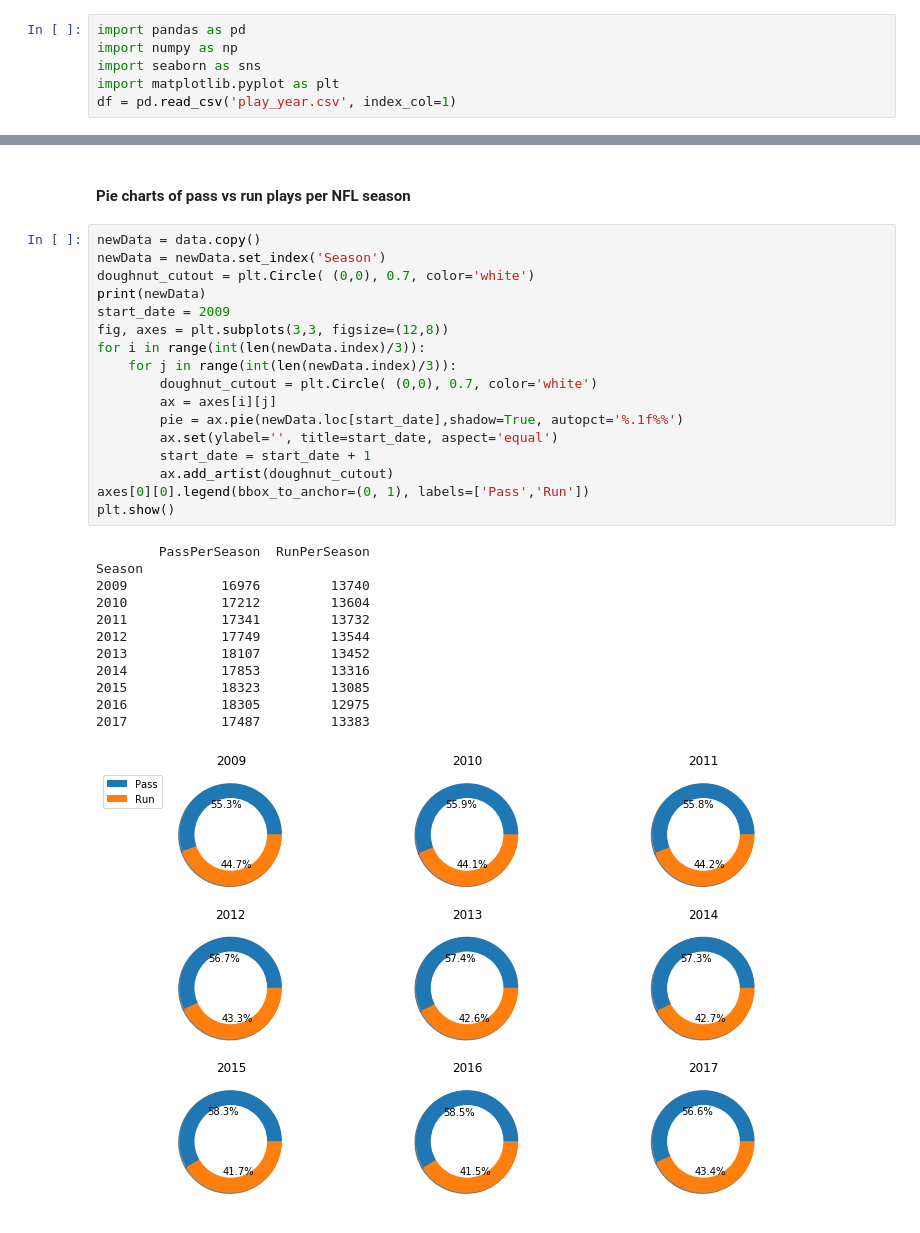
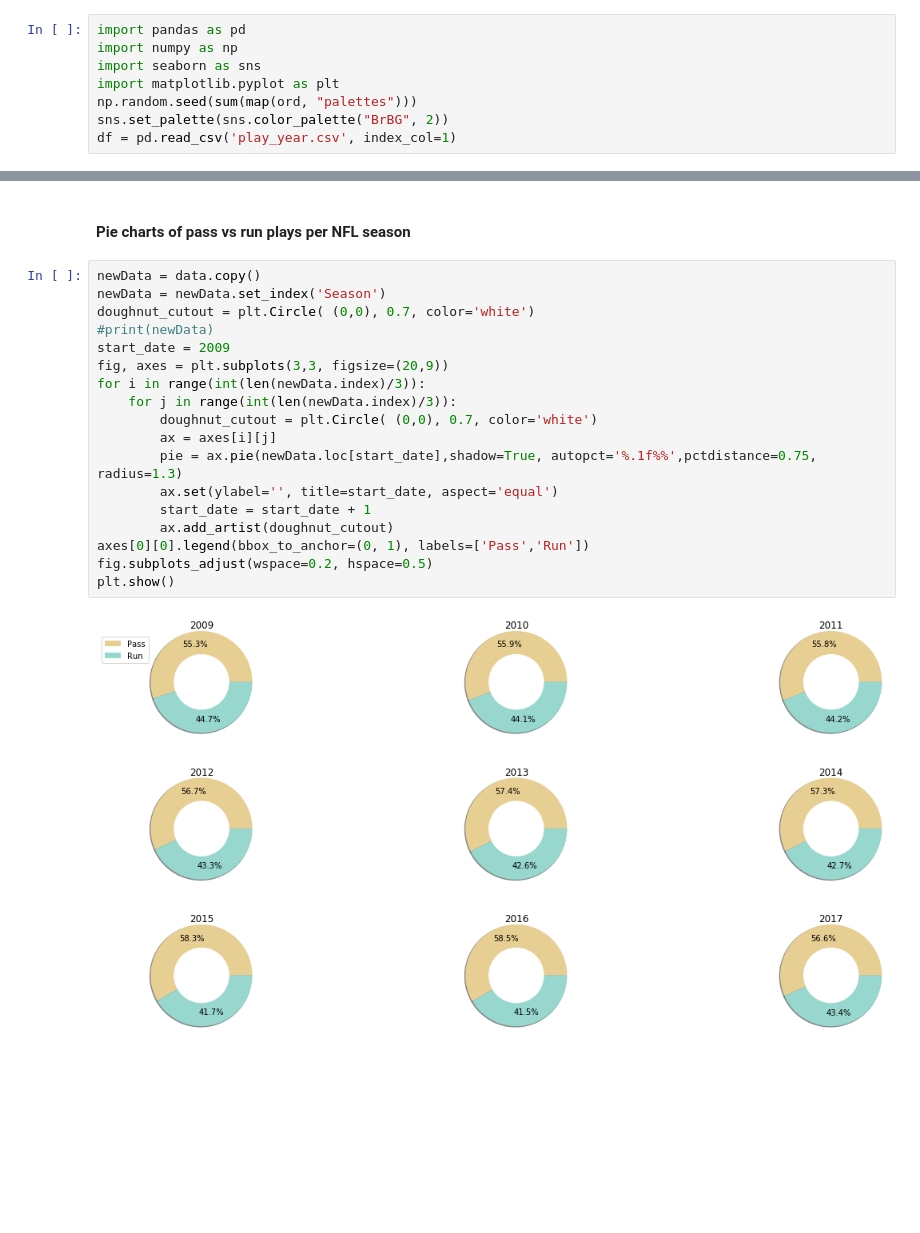
Before and after one commit to jmeyers35/CS2803-final-project, a Jupyter notebook: DataViz.ipynb, the cells around one changed output, grey strips where cells are left out. Cells and saved outputs as stored; diff of their text form; blank space fills up the shorter version.

Commit message:
Formatte pie charts

```diff
--- a/DataViz.ipynb
+++ b/DataViz.ipynb
@@ -6,6 +6,8 @@ import pandas as pd
 import numpy as np
 import seaborn as sns
 import matplotlib.pyplot as plt
+np.random.seed(sum(map(ord, "palettes")))
+sns.set_palette(sns.color_palette("BrBG", 2))
 df = pd.read_csv('play_year.csv', index_col=1)
 # %% [markdown]
 #### Graph showing number of pass and run plays per NFL season
@@ -45,30 +37,20 @@ plt.show()
 # %%
 newData = data.copy()
 newData = newData.set_index('Season')
 doughnut_cutout = plt.Circle( (0,0), 0.7, color='white')
-print(newData)
+#print(newData)
 start_date = 2009
-fig, axes = plt.subplots(3,3, figsize=(12,8))
+fig, axes = plt.subplots(3,3, figsize=(20,9))
 for i in range(int(len(newData.index)/3)):
     for j in range(int(len(newData.index)/3)):
         doughnut_cutout = plt.Circle( (0,0), 0.7, color='white')
         ax = axes[i][j]
-        pie = ax.pie(newData.loc[start_date],shadow=True, autopct='%.1f%%')
+        pie = ax.pie(newData.loc[start_date],shadow=True, autopct='%.1f%%',pctdistance=0.75, radius=1.3)
         ax.set(ylabel='', title=start_date, aspect='equal')
         start_date = start_date + 1
         ax.add_artist(doughnut_cutout)
 axes[0][0].legend(bbox_to_anchor=(0, 1), labels=['Pass','Run'])
+fig.subplots_adjust(wspace=0.2, hspace=0.5)
 plt.show()
 # %% [output]
-        PassPerSeason  RunPerSeason
-Season
-2009            16976         13740
-2010            17212         13604
-2011            17341         13732
-2012            17749         13544
-2013            18107         13452
-2014            17853         13316
-2015            18323         13085
-2016            18305         12975
-2017            17487         13383
-[figure, old version]
+[figure, new version]
```
Also changed, not shown: parts of 1 cell of this notebook.
